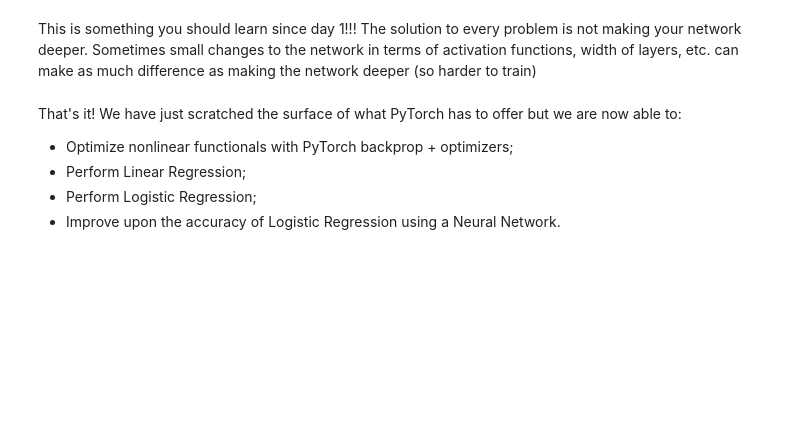
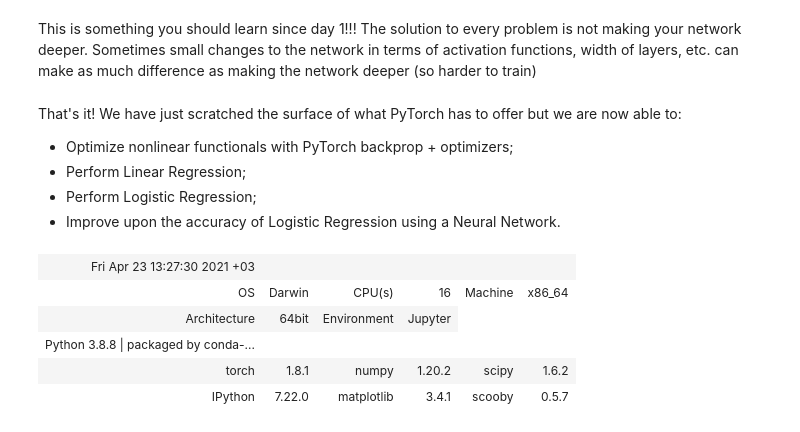
Before and after one commit to DIG-Kaust/MLgeoscience, a Jupyter notebook: labs/2_BasicPytorch.ipynb, the cells around one changed output. Drawn from its saved outputs; the diff is of its cells as text; code cells hidden in the pictures; blank space fills up the shorter version.

```diff
--- a/labs/2_BasicPytorch.ipynb
+++ b/labs/2_BasicPytorch.ipynb
@@ -882,3 +881,12 @@ That's it! We have just scratched the surface of what PyTorch has to offer but w
 - Perform Linear Regression;
 - Perform Logistic Regression;
 - Improve upon the accuracy of Logistic Regression using a Neural Network.
+# %%
+scooby.Report(core='torch')
+# %% [output]
+| Fri Apr 23 13:27:30 2021 +03 |  |  |  |  |  |
+| OS | Darwin | CPU(s) | 16 | Machine | x86_64 |
+| Architecture | 64bit | Environment | Jupyter |
+| Python 3.8.8 | packaged by conda-... |  |  |  |  |  |
+| torch | 1.8.1 | numpy | 1.20.2 | scipy | 1.6.2 |
+| IPython | 7.22.0 | matplotlib | 3.4.1 | scooby | 0.5.7 |
```
Also changed, not shown: parts of 7 cells of this notebook, 2 other files.
